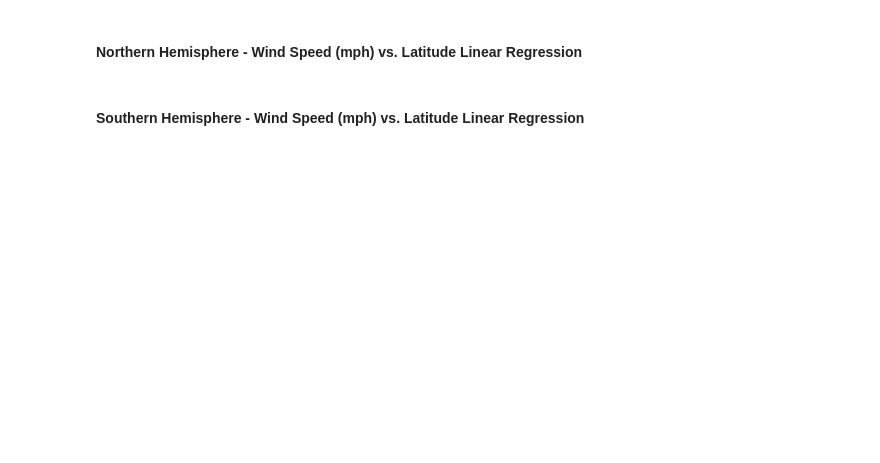
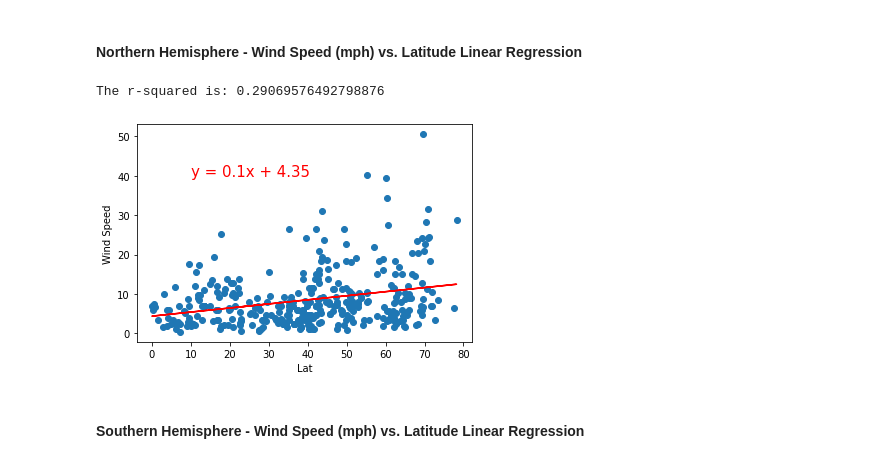
Before and after one commit to abarnatan/python-api-challenge, a Jupyter notebook: WeatherPy/WeatherPy.ipynb, the cells around one changed output. Cells and saved outputs as stored; diff of their text form; code cells hidden in the pictures; blank space fills up the shorter version.

```diff
--- a/WeatherPy/WeatherPy.ipynb
+++ b/WeatherPy/WeatherPy.ipynb
@@ -315,4 +343,12 @@ The r-squared is: 0.34635863861617966
 # %% [markdown]
 ####  Northern Hemisphere - Wind Speed (mph) vs. Latitude Linear Regression
+# %%
+xlbl = "Lat"
+ylbl = "Wind Speed"
+lblpos = (10,40)
+plotLinearRegression(nothern[xlbl],nothern[ylbl],xlbl,ylbl,lblpos,7)
+# %% [output]
+The r-squared is: 0.29069576492798876
+[figure, added]
 # %% [markdown]
 ####  Southern Hemisphere - Wind Speed (mph) vs. Latitude Linear Regression
```
Also changed, not shown: parts of 10 cells of this notebook, 5 other files.
